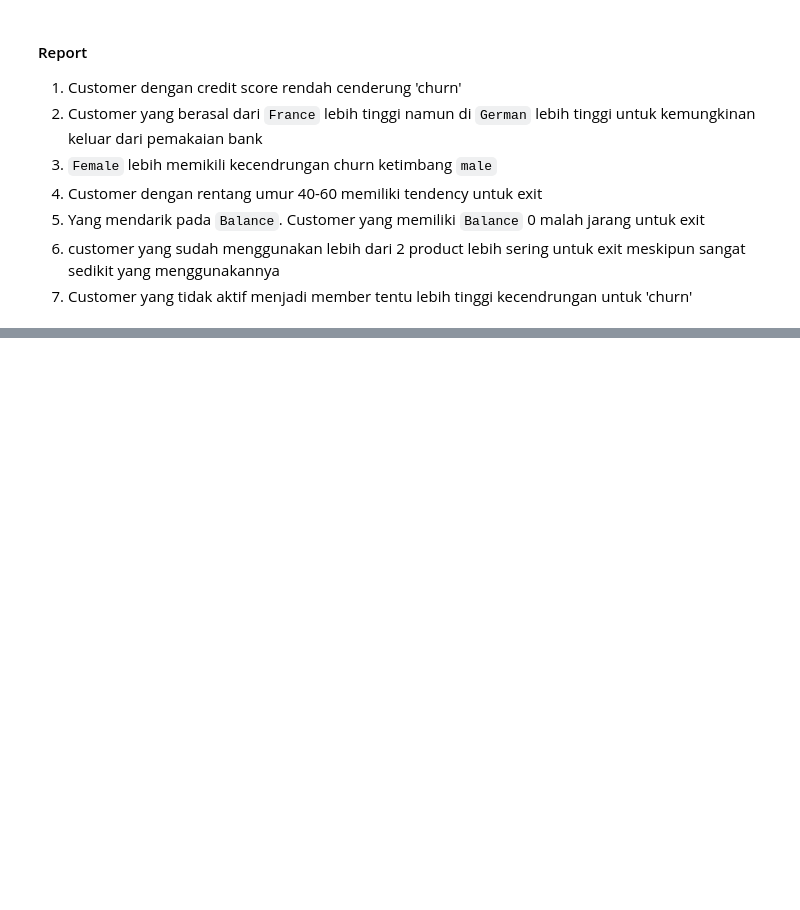
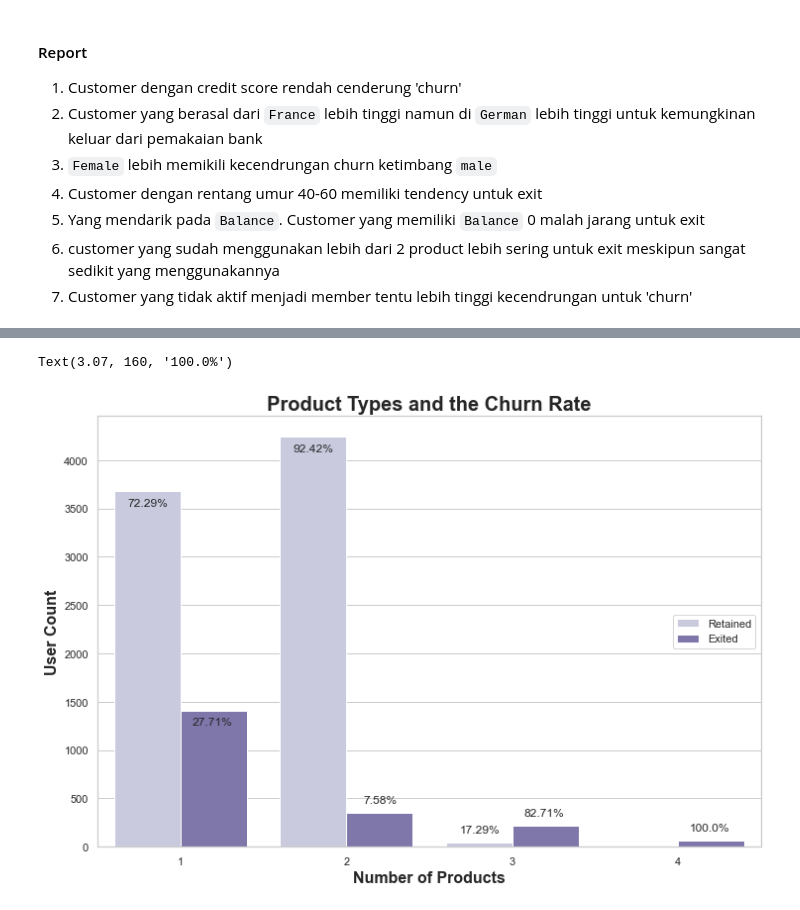
Before and after one commit to bayuwira/Project-Churn-for-Bank-Customers, a Jupyter notebook: Copy of Customer Churn Analysis.ipynb, the cells around one changed output, grey strips where cells are left out. Saved outputs shown, nothing was run; the diff lists cells and outputs as text; code cells hidden in the pictures; blank space fills up the shorter version.

```diff
--- a/Copy of Customer Churn Analysis.ipynb
+++ b/Copy of Customer Churn Analysis.ipynb
@@ -391,0 +459,13 @@ for i in range(0,len(temp.columns)):
+# %%
+df_product = df.groupby(['NumOfProducts','Exited']).agg({'Gender' : 'count'}).reset_index()
+
+df_product.columns = ['NumOfProducts','Exited','user_count']
+
+df_product['total_user'] = df_product.groupby(['NumOfProducts'])['user_count'].transform('sum')
+
+df_product['Percentage'] = round(df_product['user_count']/df_product['total_user']*100,2)
+df_product['Percentage'] = df_product['Percentage'].astype(str)
+df_product['Percentage'] = df_product['Percentage']+'%'
+
+df_product['Exited'] = df_product['Exited'].apply(lambda x : 'Exited' if x == 1 else 'Retained')
+df_product
@@ -391,0 +481,21 @@ for i in range(0,len(temp.columns)):
+# %%
+plt.figure(figsize=(12,8))
+sns.barplot(data= df_product, x = 'NumOfProducts', y ='user_count', hue='Exited', palette='Purples')
+
+plt.title('Product Types and the Churn Rate', loc = 'center', fontweight = 'bold', fontsize=20)
+
+plt.xlabel('Number of Products', fontsize = 16, fontdict = {'weight' :'bold'})
+plt.ylabel('User Count', fontsize=16, fontdict = {'weight' :'bold'})
+
+plt.legend(loc = 'center right')
+
+plt.text(x = -0.32, y = df_product['user_count'][0] - 150, s = df_product['Percentage'][0], fontsize = 12)
+plt.text(x = 0.07, y = df_product['user_count'][1] - 150, s = df_product['Percentage'][1], fontsize = 12)
+plt.text(x = 0.68, y = df_product['user_count'][2] - 150, s = df_product['Percentage'][2], fontsize = 12)
+plt.text(x = 1.1, y = df_product['user_count'][3] + 100, s = df_product['Percentage'][3], fontsize = 12)
+plt.text(x = 1.68, y = df_product['user_count'][4] + 100, s = df_product['Percentage'][4], fontsize = 12)
+plt.text(x = 2.07, y = df_product['user_count'][5] + 100, s = df_product['Percentage'][5], fontsize = 12)
+plt.text(x = 3.07, y = df_product['user_count'][6] + 100, s = df_product['Percentage'][6], fontsize = 12)
+# %% [output]
+Text(3.07, 160, '100.0%')
+[figure, added]
```
Also changed, not shown: parts of 29 cells of this notebook.
